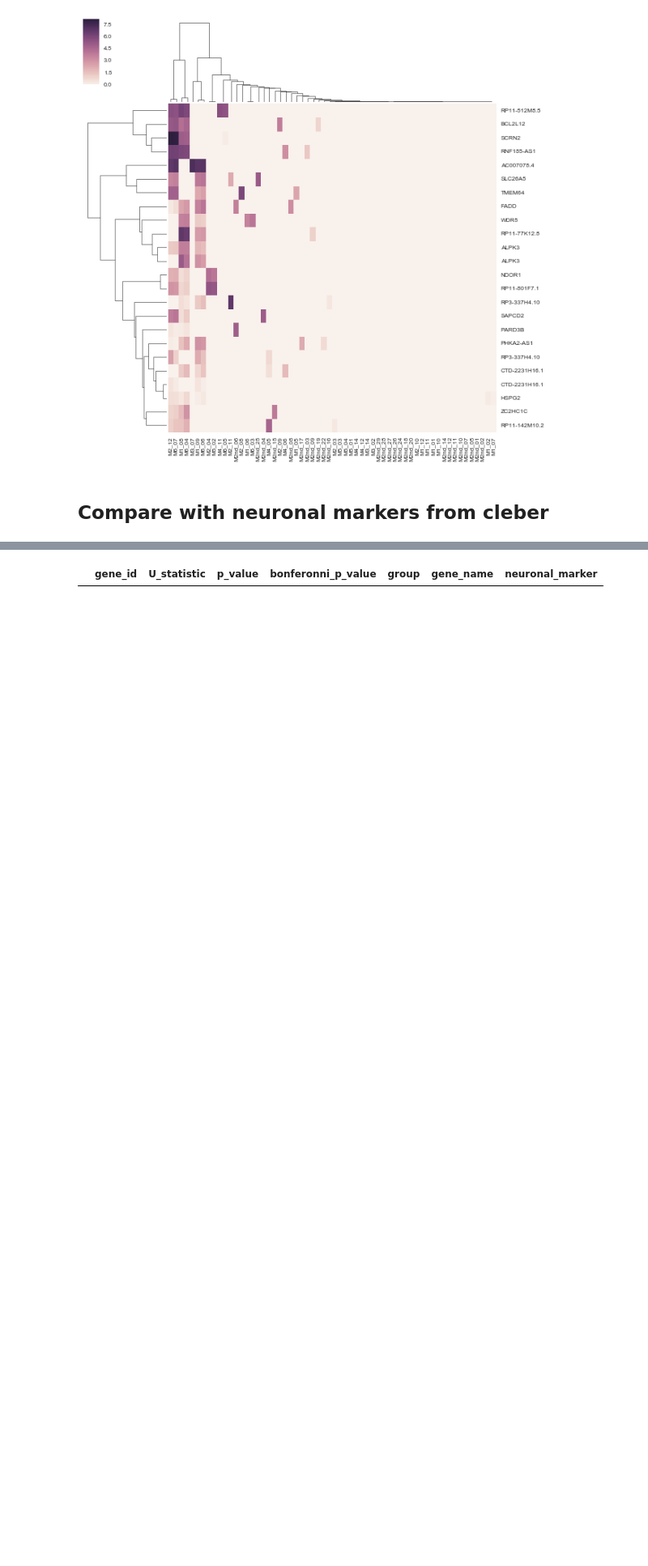
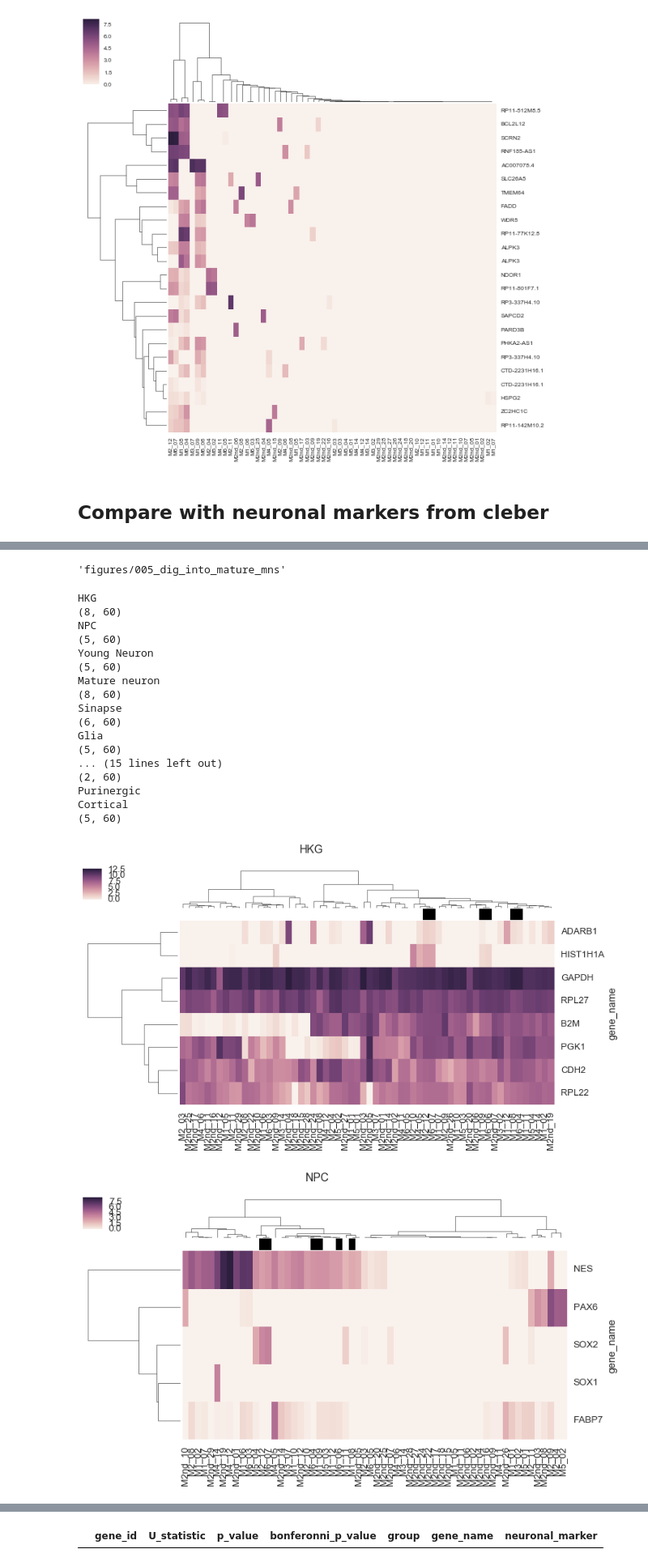
Before and after one commit to YeoLab/singlecell_pnm, a Jupyter notebook: 6._Figure_6/005_dig_into_mature_mns.ipynb, the cells around one changed output, grey strips where cells are left out. Shown at 81% size. Saved outputs shown, nothing was run; the diff lists cells and outputs as text; code cells hidden in the pictures; blank space fills up the shorter version.

```diff
--- a/6._Figure_6/005_dig_into_mature_mns.ipynb
+++ b/6._Figure_6/005_dig_into_mature_mns.ipynb
@@ -295,0 +300,71 @@ cleber_neuronal_markers.head()
+# %%
+figure_folder
+# %% [output]
+'figures/005_dig_into_mature_mns'
+# %%
+import itertools
+
+def maybe_renamed_to_feature_id(x):
+    try:
+        return study.expression.maybe_renamed_to_feature_id(x)
+    except ValueError:
+        return []
+
+def unixify(x):
+    return x.lower().replace(' ', '_')
+
+for label, symbols in cleber_neuronal_markers.iterrows():
+    print(label)
+    symbols = symbols.dropna()
+
+    genes = list(itertools.chain(*[maybe_renamed_to_feature_id(x) for x in symbols]))
+
+    symbols = study.expression.feature_data.loc[genes, 'gene_name']
+#     print(gene_ids)
+    if len(genes) == 0:
+        continue
+    data = study.expression.data.loc[single_motor_neurons, genes].T
+    data.index = symbols
+    print(data.shape)
+
+    if len(genes) > 1:
+
+        interesting_group_colors = ['black' if x in interesting_cells_individual else 'white' for x in data.columns]
+
+        g = sns.clustermap(data, method='ward', yticklabels=symbols,
+                           col_colors=interesting_group_colors, figsize=(12, 6))
+        g.fig.suptitle(label)
+        plt.setp(g.ax_heatmap.get_yticklabels(), rotation=0)
+        g.fig.savefig('{folder}/neuronal_markers_{label}.pdf'.format(
+                folder=figure_folder, label=unixify(label)))
+    else:
+        print(symbols)
+        data = study.expression.data.loc[single_motor_neurons, ['ENSG00000183044']]
+        data = data.sort_values('ENSG00000183044')
+        data = data.T
+#         data.head()
+        fig, ax = plt.subplots()
+        sns.heatmap(data)
+        ax.set(title=label, ylabel=symbols[0])
+        fig.savefig('{folder}/neuronal_markers_{label}.pdf'.format(
+                folder=figure_folder, label=unixify(label)))
+# %% [output]
+HKG
+(8, 60)
+NPC
+(5, 60)
+Young Neuron
+(5, 60)
+Mature neuron
+(8, 60)
+Sinapse
+(6, 60)
+Glia
+(5, 60)
+... (15 lines left out)
+(2, 60)
+Purinergic
+Cortical
+(5, 60)
+[figure, added]
+[figure, added]
```
Also changed, not shown: parts of 17 cells of this notebook, 49 other files.
